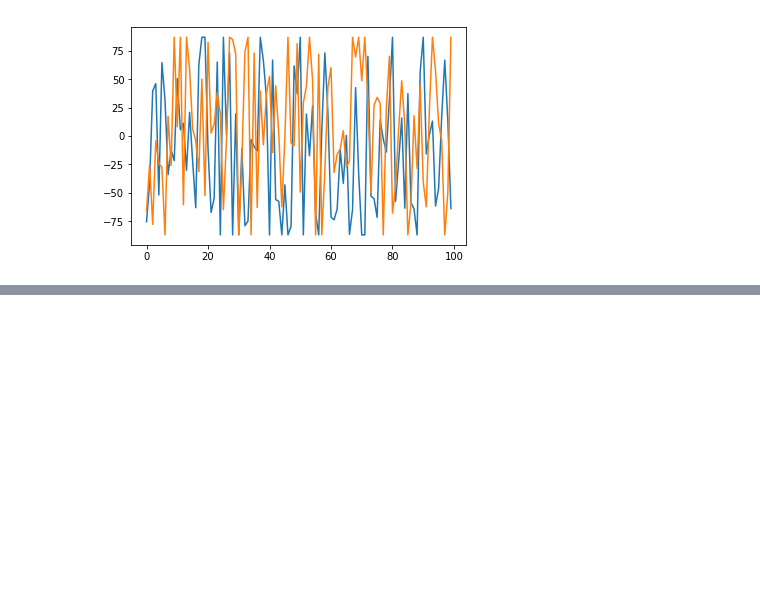
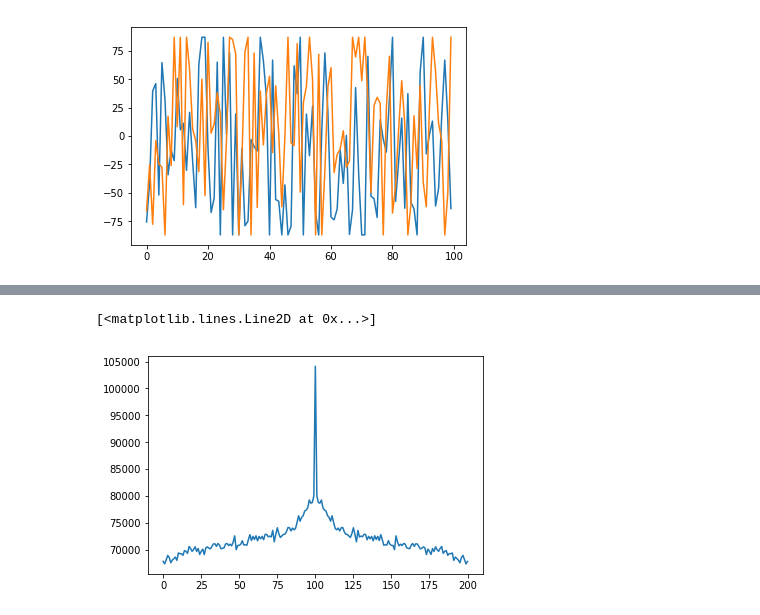
Before and after one commit to mackelab/mesoGIF, a Jupyter notebook: fsGIF2.ipynb, the cells around one changed output, grey strips where cells are left out. Drawn from its saved outputs; the diff is of its cells as text; code cells hidden in the pictures; blank space fills up the shorter version.

```diff
--- a/fsGIF2.ipynb
+++ b/fsGIF2.ipynb
@@ -35,0 +51,5 @@ spikes_params = parameters.ParameterSet("spikes.params")
+# %%
+plt.plot(core.crosscorrelation(Ahist[:][:,0], Ahist[:][:,0], maxlag=100))
+# %% [output]
+[<matplotlib.lines.Line2D at 0x...>]
+[figure, added]
```
Also changed, not shown: parts of 11 cells of this notebook, 8 other files.
